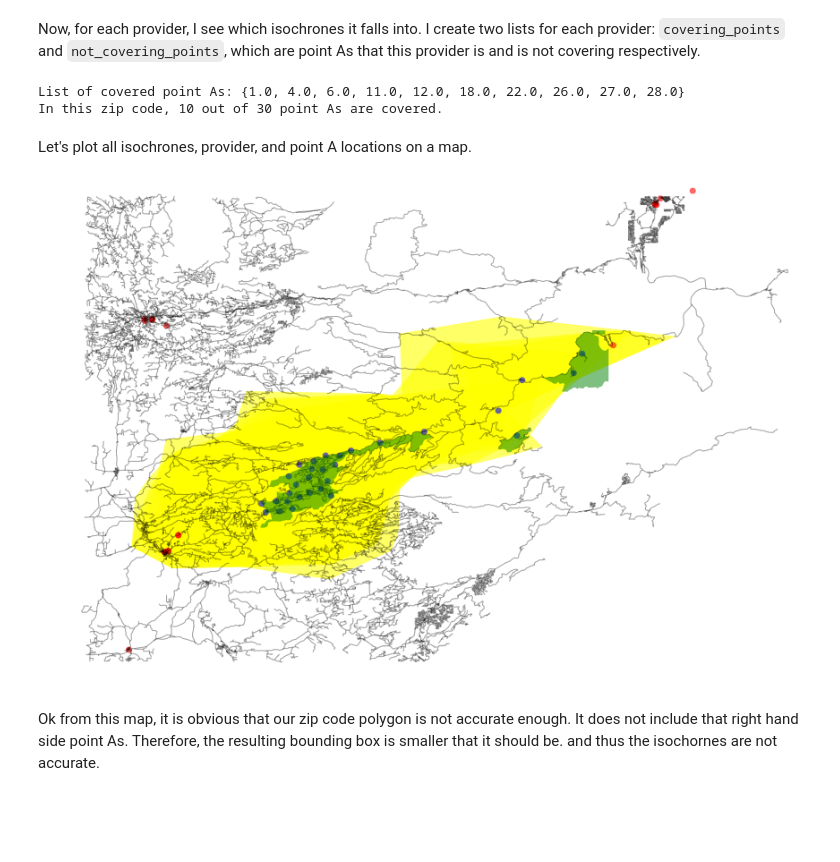
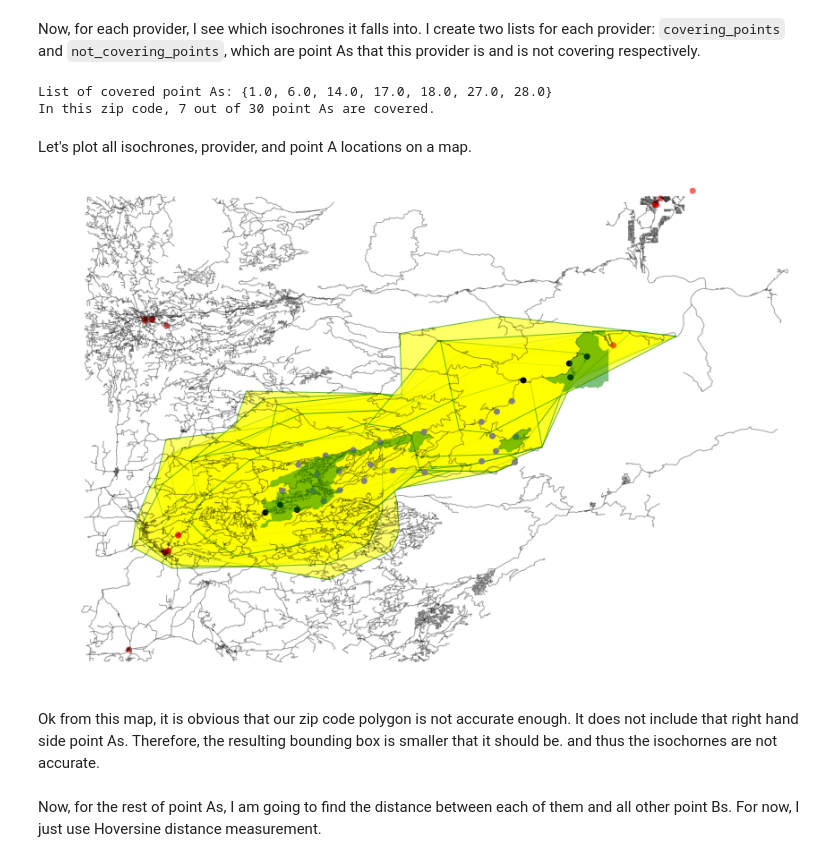
Before and after one commit to bayesimpact/encompass, a Jupyter notebook: models/notebooks/simple_osm_isochrone_exploration.ipynb, the cells around one changed output. Cells and saved outputs as stored; diff of their text form; code cells hidden in the pictures; blank space fills up the shorter version.

```diff
--- a/models/notebooks/simple_osm_isochrone_exploration.ipynb
+++ b/models/notebooks/simple_osm_isochrone_exploration.ipynb
@@ -61,7 +59,7 @@ This zip code has an unusual shape.
 Next, I create an instance of isochrone model, and create a large boundary box around the zip code above.
 # %%
 osmisoliner = isoline.OSMIsonliner()
-isoline_model = TimeDistanceModel(osmisoliner.get_single_isochrone_polygon, service_area=zip_polygon)
+isoline_model = TimeDistanceModel(osmisoliner.get_single_isodistance_polygon, service_area=zip_polygon)
 
 isoline_model.clear_graph()
 isoline_model.set_inclusive_bounding_box()
@@ -114,29 +112,39 @@ close_providers['geo_location'] = close_providers_geocodes
 close_providers[['covering_points', 'not_covering_points']] = close_providers.geo_location.apply(isoline_model.if_single_provider_within_all_isolines)
 # %%
 covered_point_as = set(close_providers.covering_points.apply(pd.Series).stack().unique())
+all_point_as = set(close_providers.not_covering_points.apply(pd.Series).stack().unique())
+non_covered_point_as = all_point_as - covered_point_as
 print('List of covered point As: {}'.format(covered_point_as))
-print('In this zip code, {} out of {} point As are covered.'.format(len(covered_point_as), 30))
+print('In this zip code, {} out of {} point As are covered.'.format(len(covered_point_as), len(all_point_as)))
 # %% [output]
-List of covered point As: {1.0, 4.0, 6.0, 11.0, 12.0, 18.0, 22.0, 26.0, 27.0, 28.0}
-In this zip code, 10 out of 30 point As are covered.
+List of covered point As: {1.0, 6.0, 14.0, 17.0, 18.0, 27.0, 28.0}
+In this zip code, 7 out of 30 point As are covered.
 # %% [markdown]
 Let's plot all isochrones, provider, and point A locations on a map.
 # %%
 fig, ax = ox.plot_graph(isoline_model.graph, fig_height=10, show=False, close=False, edge_color='k', edge_alpha=0.2, node_color='none')
 patch = PolygonPatch(zip_polygon, fc='green', ec='none', alpha=0.5, zorder=3)
 ax.add_patch(patch)
 for _, isochrones in isoline_model.all_isolines:
-    patch = PolygonPatch(isochrones, fc='yellow', ec='none', alpha=0.6, zorder=-1)
+    patch = PolygonPatch(isochrones, fc='yellow', ec='green', alpha=0.6, zorder=-1)
     ax.add_patch(patch)
 for p in close_providers_geocodes:
     if p:
         patch = PolygonPatch(p.buffer(0.005), fc='red', ec='none', alpha=0.6, zorder=-1)
         ax.add_patch(patch)
-for p in point_as[:30]:
-    patch = PolygonPatch(p.buffer(0.005), fc='blue', ec='none', alpha=0.6, zorder=-1)
+for p_id in list(map(int, covered_point_as)):
+    p = point_as[p_id]
+    patch = PolygonPatch(p.buffer(0.005), fc='black', ec='none', alpha=1, zorder=1)
     ax.add_patch(patch)
+for p_id in list(map(int, non_covered_point_as)):
+    p = point_as[p_id]
+    patch = PolygonPatch(p.buffer(0.005), fc='grey', ec='none', alpha=1, zorder=2)
+    ax.add_patch(patch)
+
 plt.show()
 # %% [output]
-[figure, old version]
+[figure, new version]
 # %% [markdown]
 Ok from this map, it is obvious that our zip code polygon is not accurate enough. It does not include that right hand side point As. Therefore, the resulting bounding box is smaller that it should be. and thus the isochornes are not accurate.
+# %% [markdown]
+Now, for the rest of point As, I am going to find the distance between each of them and all other point Bs. For now, I just use Hoversine distance measurement.
```
Also changed, not shown: parts of 8 cells of this notebook, 3 other files.
